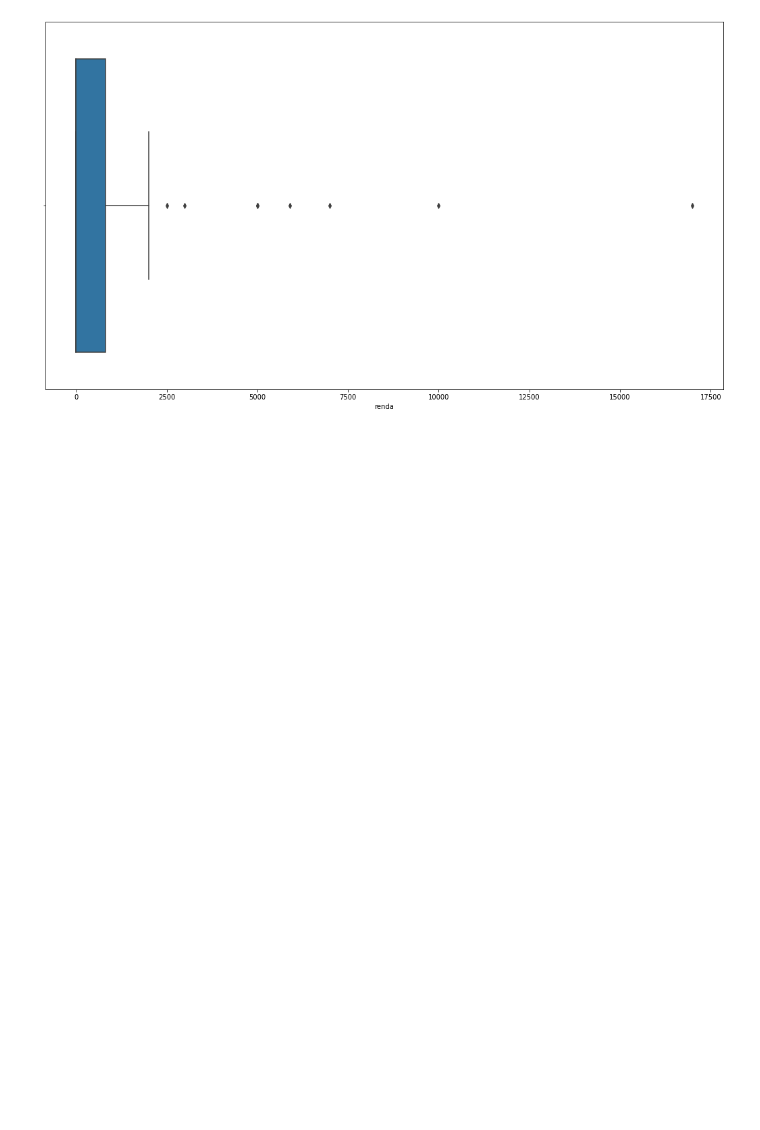
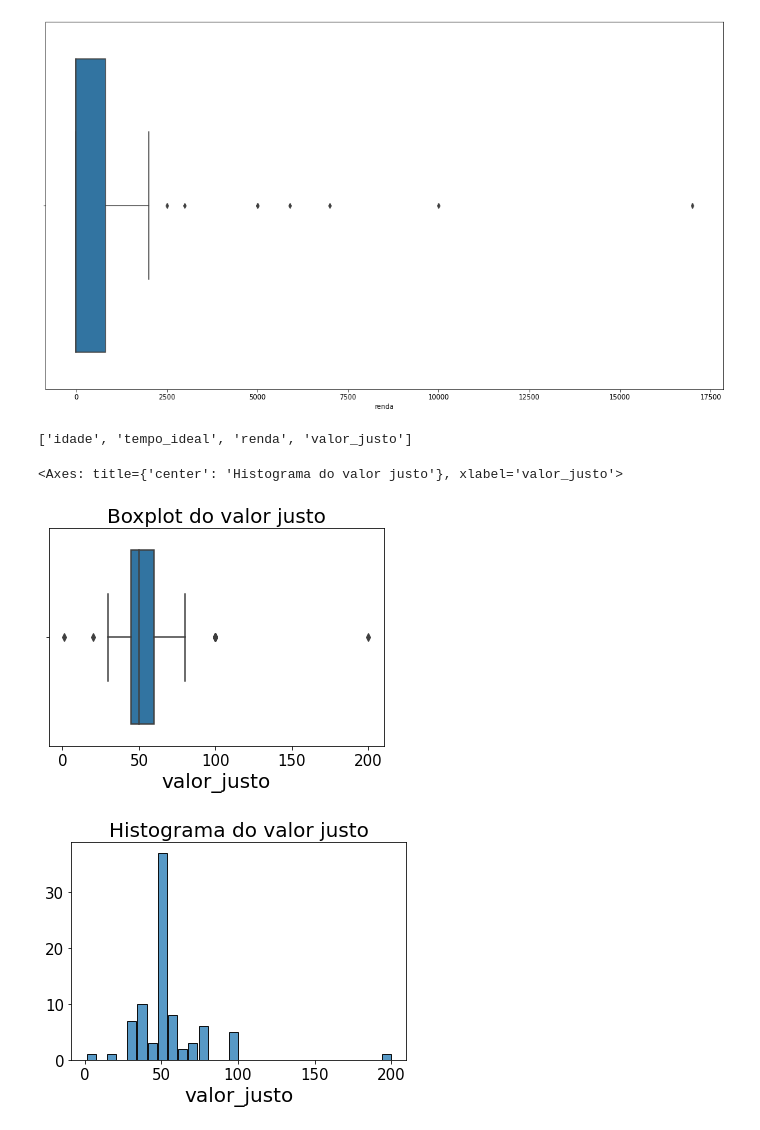
Before and after one commit to JoaoVitorBranco/T1-Estatisitca, a Jupyter notebook: T1_estatistica.ipynb, the cells around one changed output. Saved outputs shown, nothing was run; the diff lists cells and outputs as text; code cells hidden in the pictures; blank space fills up the shorter version.

```diff
--- a/T1_estatistica.ipynb
+++ b/T1_estatistica.ipynb
@@ -401,3 +415,17 @@ sns.boxplot(data=df, x='renda')
 # %% [output]
 <Axes: xlabel='renda'>
 [figure]
+# %%
+colunas_variaveis_discretas + colunas_variaveis_continuas
+# %% [output]
+['idade', 'tempo_ideal', 'renda', 'valor_justo']
+# %%
+plt.figure(1)
+plotaBox(data=df, x='valor_justo', titulo='Boxplot do valor justo', xlabel='valor_justo', ylabel='')
+
+plt.figure(2)
+plotaHist(data=df, x='valor_justo', titulo='Histograma do valor justo', xlabel='valor_justo', ylabel='')
+# %% [output]
+<Axes: title={'center': 'Histograma do valor justo'}, xlabel='valor_justo'>
+[figure, added]
+[figure, added]
```
Also changed, not shown: parts of 17 cells of this notebook.
